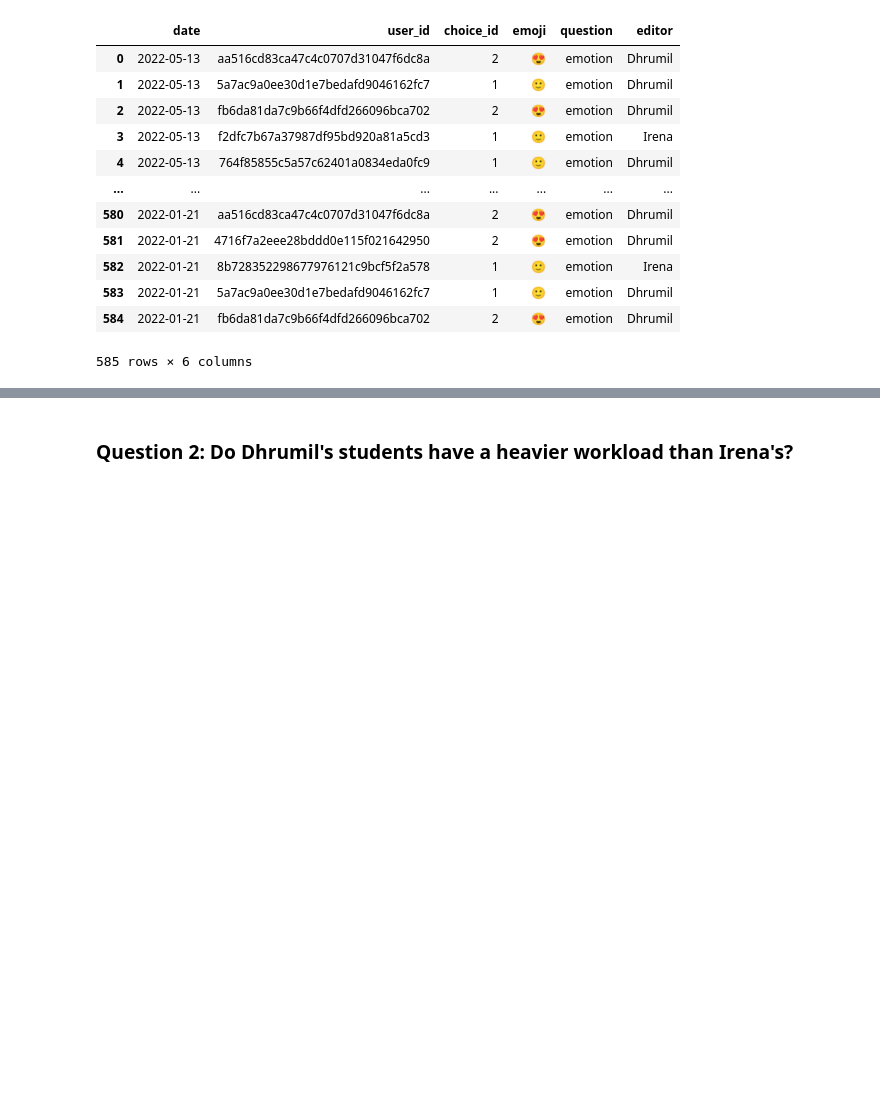
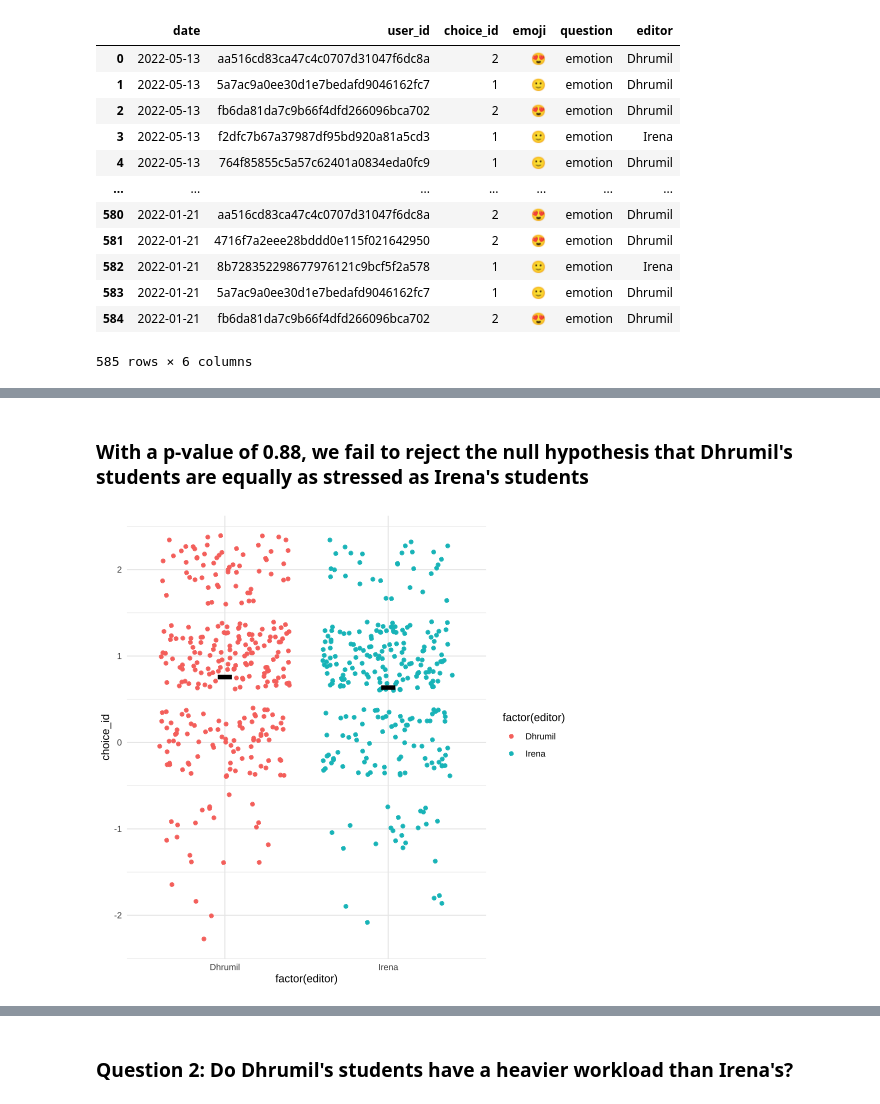
Before and after one commit to data4news/hypothesis-1-shp, a Jupyter notebook: notebook-3.ipynb, the cells around one changed output, grey strips where cells are left out. Cells and saved outputs as stored; diff of their text form; code cells hidden in the pictures; blank space fills up the shorter version.

```diff
--- a/notebook-3.ipynb
+++ b/notebook-3.ipynb
@@ -118,2 +124,14 @@ irena_students <- q_emotions |> filter(editor == 'Irena')
+# %% [markdown]
+### With a p-value of 0.88, we fail to reject the null hypothesis that Dhrumil's students are equally as stressed as Irena's students
 # %%
+%%R
 # Make a plot (a visual representation) of the t-test you conducted above
+
+ggplot(q_emotions) +
+    aes(x=factor(editor), y=choice_id, color=factor(editor)) +
+    # geom_point(size=4, alpha=.4) +
+    geom_jitter() +
+    stat_summary(fun = "mean", geom = "point", size = 20, shape="-", color="black") +
+    theme_minimal()
+# %% [output]
+[figure, added]
```
Also changed, not shown: parts of 13 cells of this notebook, 1 other file.
